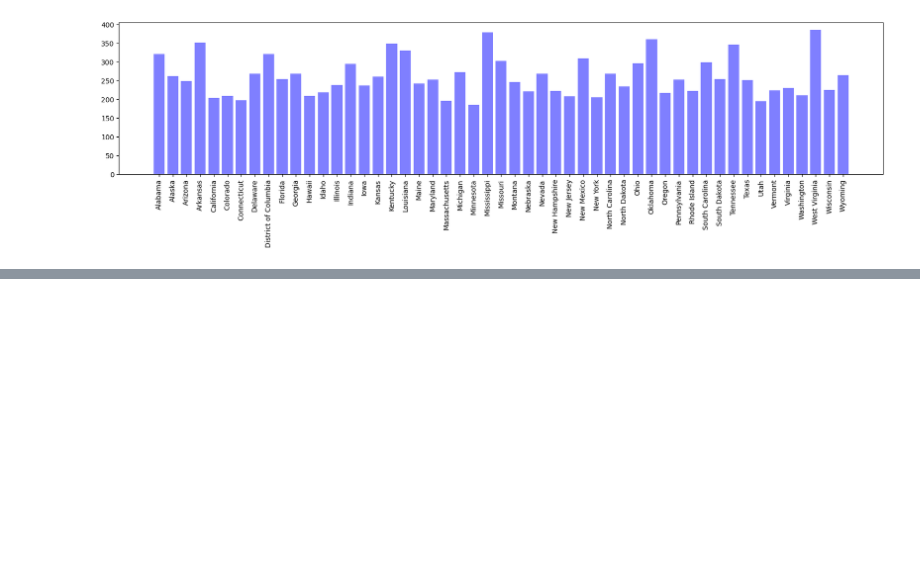
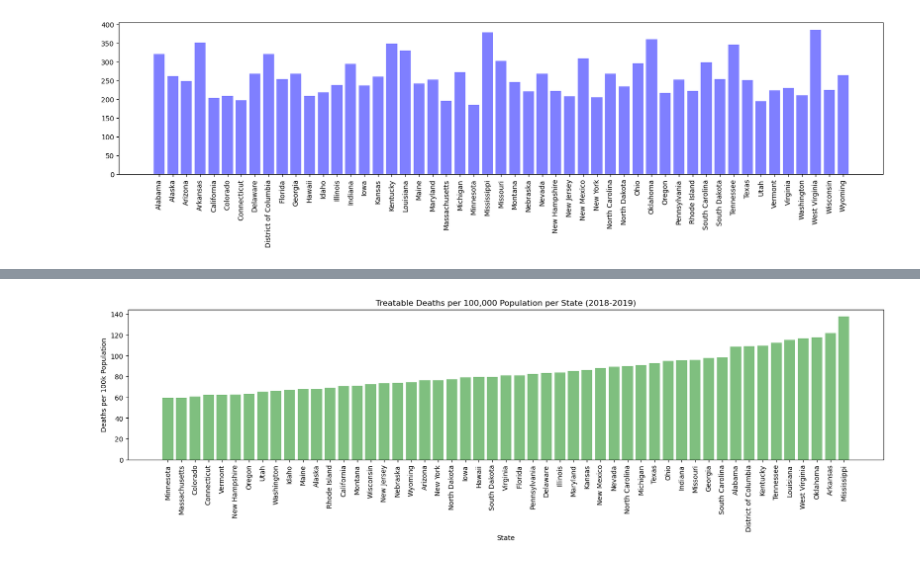
Before and after one commit to redpandata19/Project_1_Team_5, a Jupyter notebook: Data_Analysis.ipynb, the cells around one changed output, grey strips where cells are left out. Saved outputs shown, nothing was run; the diff lists cells and outputs as text; code cells hidden in the pictures; blank space fills up the shorter version.

```diff
--- a/Data_Analysis.ipynb
+++ b/Data_Analysis.ipynb
@@ -192,13 +224,14 @@ plt.show()
 # %%
-# COPY - NEEDS EDITED
-# This one is NOT correct yet - playing with the idea of standard deviation bars - currently it's not doing standard deviation from the average
-# std_dev = avoi_deaths_df['Deaths per 100k Population'].std()
-
-# x_axis = np.arange(len(avoi_deaths_df))
-# tick_locations = [State for State in x_axis]
-# plt.figure(figsize=(20,4))
-# plt.bar(x_axis, avoi_deaths_df["Deaths per 100k Population"], color='b', alpha=0.5, align="center")
-# plt.xticks(tick_locations, avoi_deaths_df["State"], rotation="vertical")
-# plt.errorbar(avoi_deaths_df['State'], avoi_deaths_df['Deaths per 100k Population'], yerr=std_dev, fmt='o', color='r', ecolor='black', capsize=5)
-# plt.show()
+# COPY
+x_axis = np.arange(len(treat_sorted))
+tick_locations = [State for State in x_axis]
+plt.figure(figsize=(20,4))
+plt.bar(x_axis, treat_sorted["Treatable Deaths per 100k Population"], color='g', alpha=0.5, align="center")
+plt.xticks(tick_locations, treat_sorted["State"], rotation="vertical")
+plt.title('Treatable Deaths per 100,000 Population per State (2018-2019)')
+plt.xlabel('State')
+plt.ylabel('Deaths per 100k Population')
+plt.show()
+# %% [output]
+[figure, added]
 # %%
```
Also changed, not shown: parts of 26 cells of this notebook.
